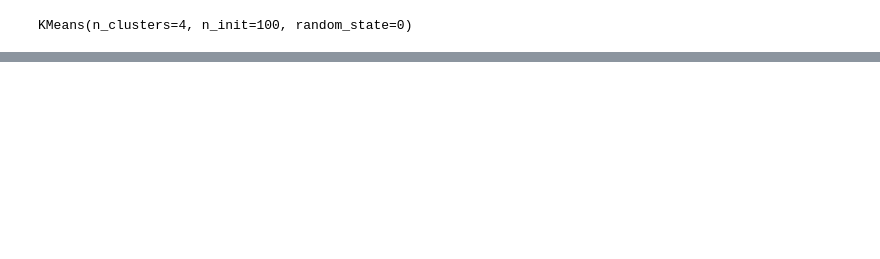
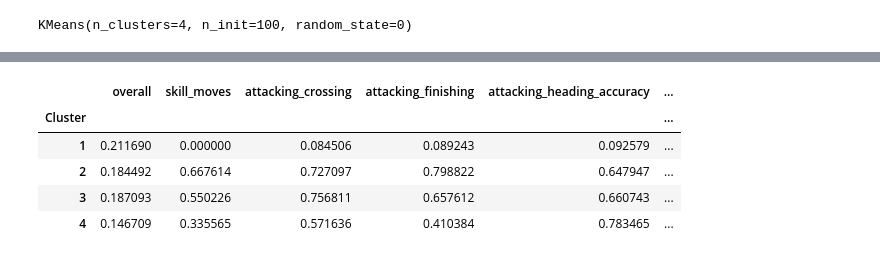
Before and after one commit to Grupo242022/AN_Supervisado_2022, a Jupyter notebook: Práctico_NoSupervisado_fifa2022_G24.ipynb, the cells around one changed output, grey strips where cells are left out. Cells and saved outputs as stored; diff of their text form; code cells hidden in the pictures; blank space fills up the shorter version.

```diff
--- a/Práctico_NoSupervisado_fifa2022_G24.ipynb
+++ b/Práctico_NoSupervisado_fifa2022_G24.ipynb
@@ -563,0 +717,10 @@ plt.show()
+# %%
+# Agrupamos los clusters segun la media de cada una de las variables
+df_hier.groupby('Cluster').mean()
+# %% [output]
+|  | overall | skill_moves | attacking_crossing | attacking_finishing | attacking_heading_accuracy | ... |
+| Cluster |  |  |  |  |  | ... |
+| 1 | 0.211690 | 0.000000 | 0.084506 | 0.089243 | 0.092579 | ... |
+| 2 | 0.184492 | 0.667614 | 0.727097 | 0.798822 | 0.647947 | ... |
+| 3 | 0.187093 | 0.550226 | 0.756811 | 0.657612 | 0.660743 | ... |
+| 4 | 0.146709 | 0.335565 | 0.571636 | 0.410384 | 0.783465 | ... |
```
Also changed, not shown: parts of 33 cells of this notebook.
